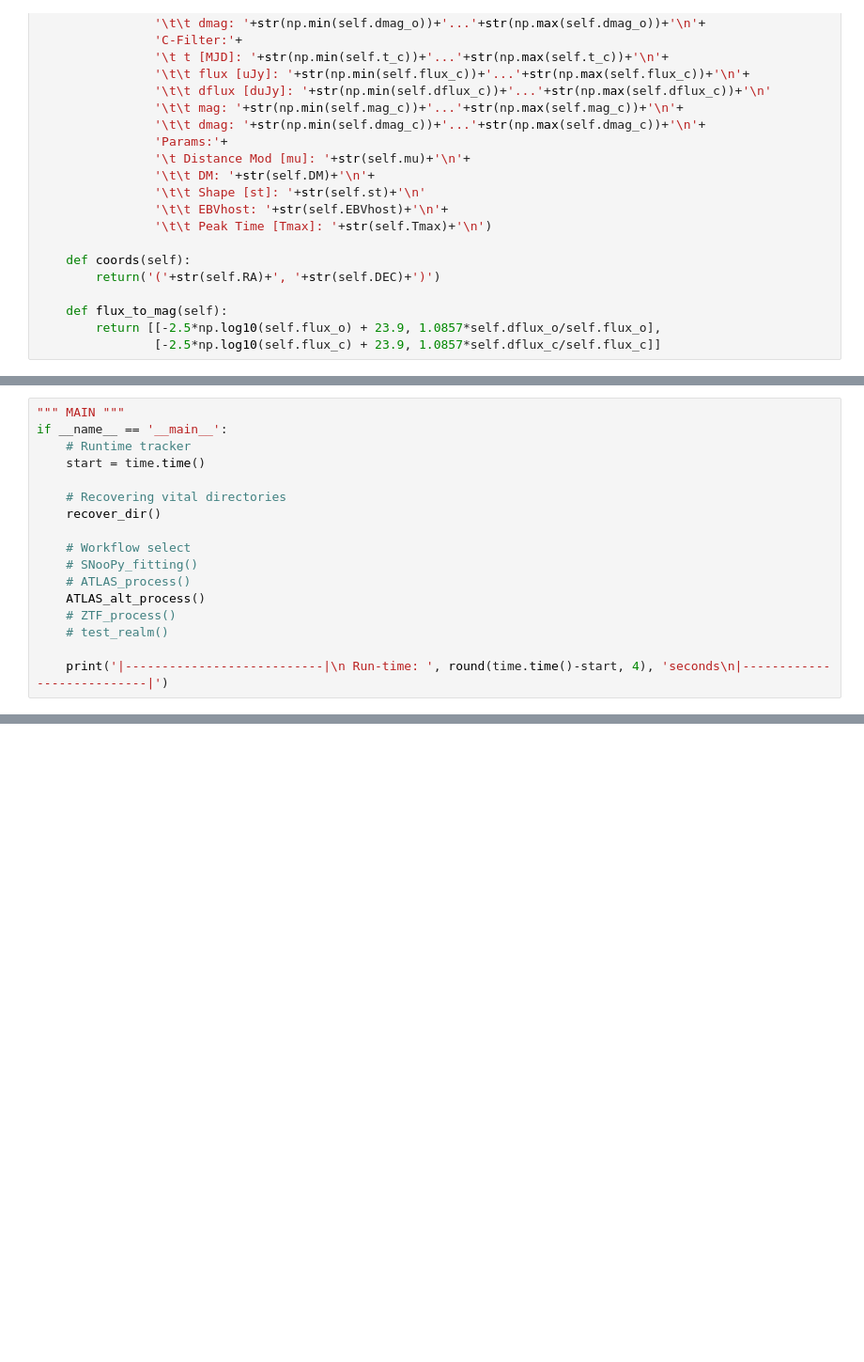
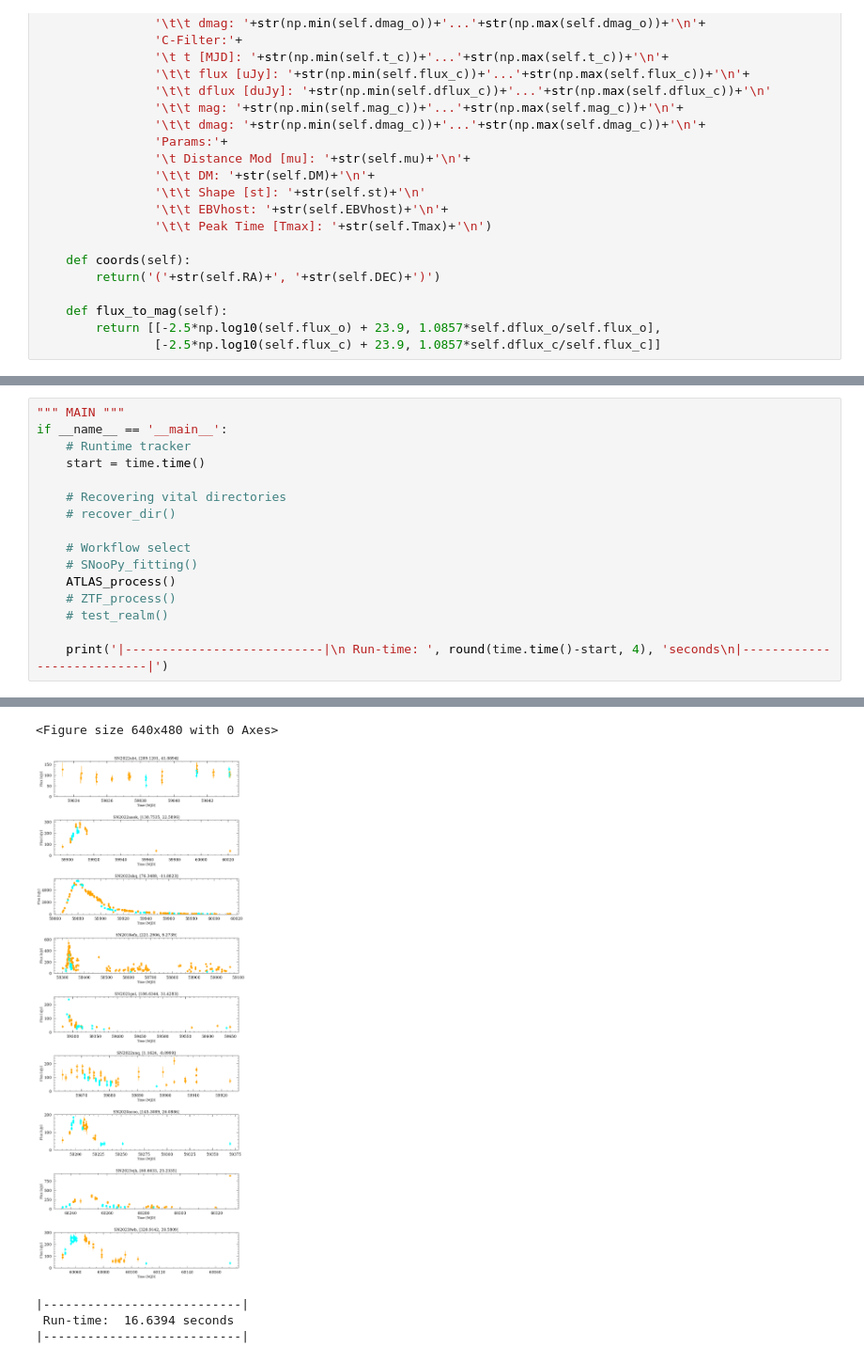
Before and after one commit to mekhi-woods/HiloCATsSN1991bg, a Jupyter notebook: main.ipynb, the cells around one changed output, grey strips where cells are left out. Shown: that part at 94% size. Drawn from its saved outputs; the diff is of its cells as text; blank space fills up the shorter version.

Commit message:
EOD commit; lots of restructuring. Plotting for ZTF data

```diff
--- a/main.ipynb
+++ b/main.ipynb
@@ -1205,12 +1309,11 @@ if __name__ == '__main__':
     start = time.time()
 
     # Recovering vital directories
-    recover_dir()
+    # recover_dir()
 
     # Workflow select
     # SNooPy_fitting()
-    # ATLAS_process()
-    ATLAS_alt_process()
+    ATLAS_process()
     # ZTF_process()
     # test_realm()
 
@@ -1223,0 +1351,5 @@ HIT
+<Figure size 640x480 with 0 Axes>
+[figure, added]
+|---------------------------|
+ Run-time:  16.6394 seconds
+|---------------------------|
```
Also changed, not shown: parts of 4 cells of this notebook.
